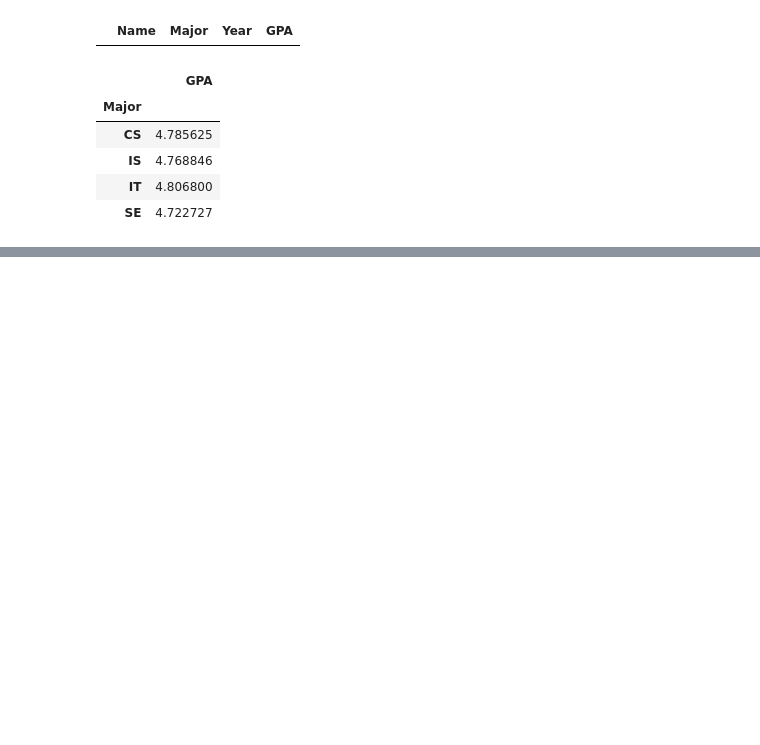
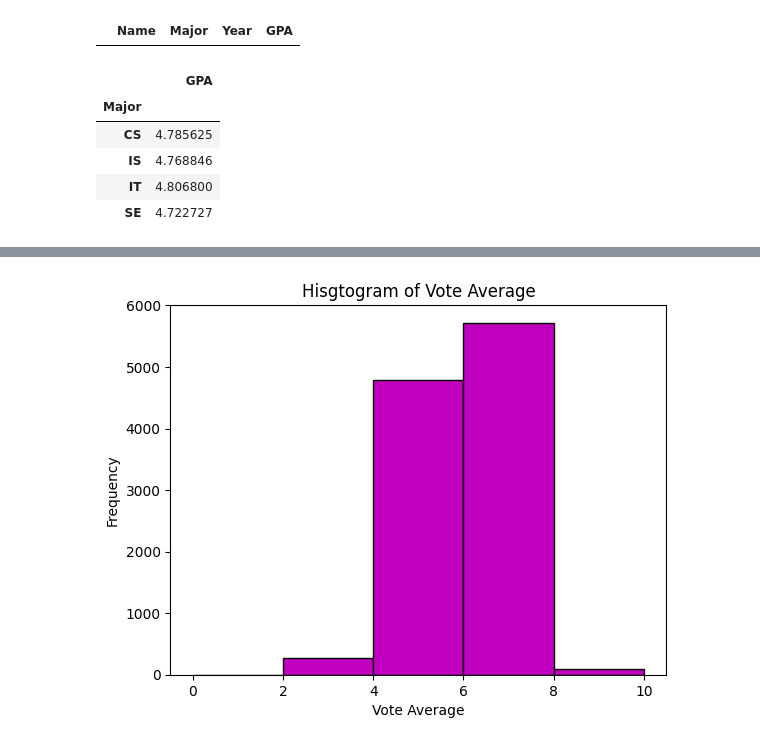
Before and after one commit to Hassan-Ahlgamdi/python-notes, a Jupyter notebook: notes.ipynb, the cells around one changed output, grey strips where cells are left out. Cells and saved outputs as stored; diff of their text form; code cells hidden in the pictures; blank space fills up the shorter version.

```diff
--- a/notes.ipynb
+++ b/notes.ipynb
@@ -600,0 +607,4 @@ df3[['Major', 'GPA']].groupby('Major').mean()
+# %%
+df = pd.read_csv('tmdb_movies_data.csv')
+# df.head()
+df.info()
@@ -600,0 +641,9 @@ df3[['Major', 'GPA']].groupby('Major').mean()
+# %%
+bins_num = np.arange(0,11,2)
+plt.hist(df['vote_average'], bins=bins_num, facecolor= 'm',edgecolor='black');
+plt.xlabel('Vote Average')
+plt.ylabel('Frequency')
+plt.title('Hisgtogram of Vote Average')
+plt.show()
+# %% [output]
+[figure, added]
```
Also changed, not shown: parts of 11 cells of this notebook.
